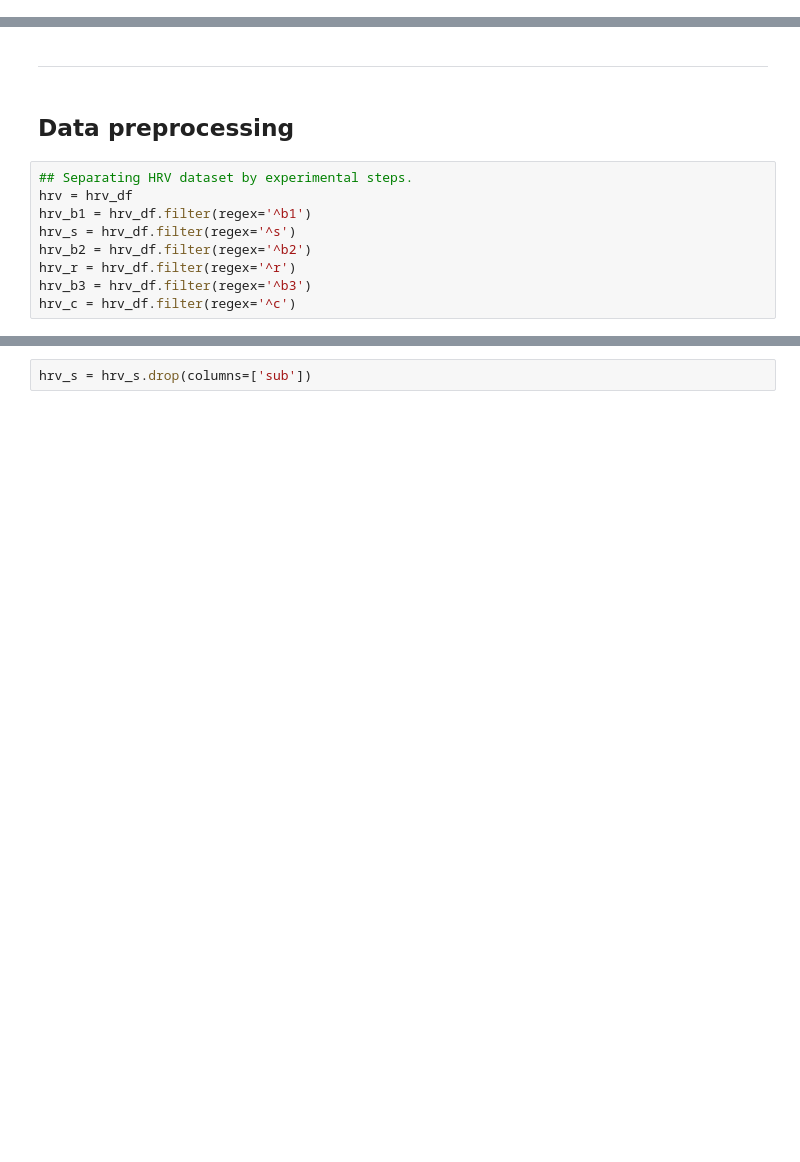
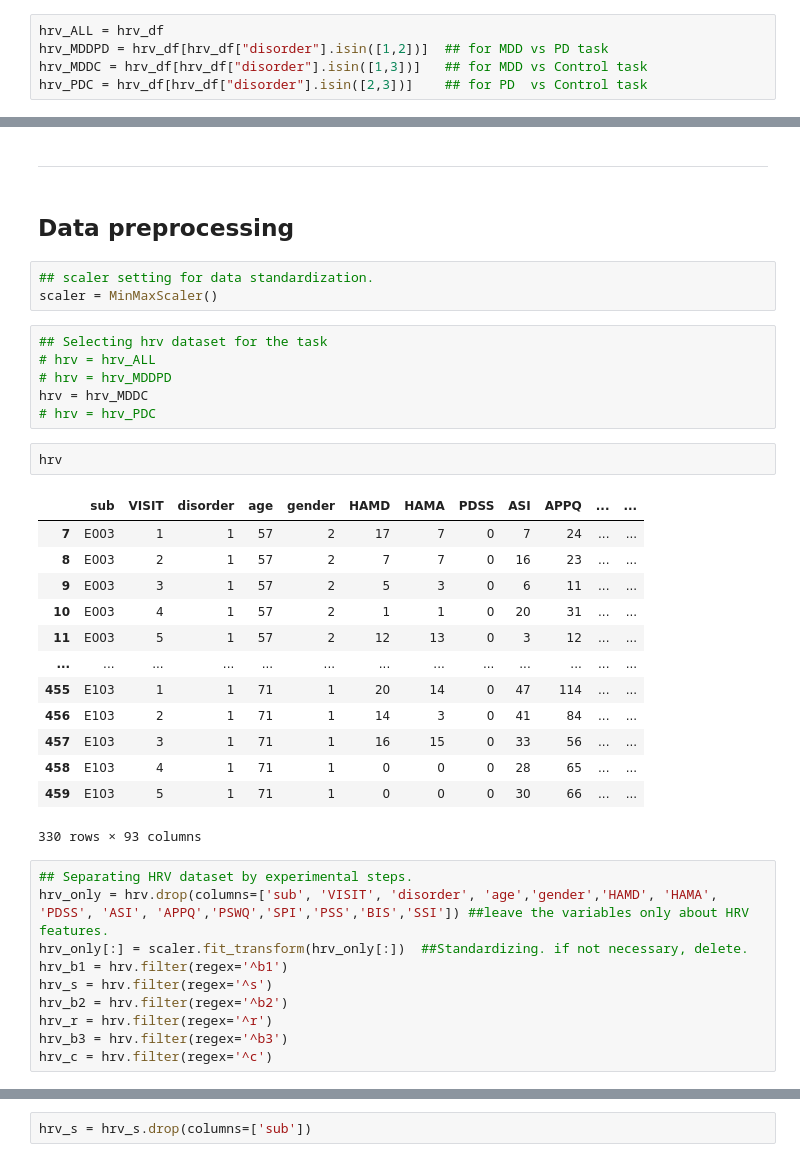
Before and after one commit to andrewyoo214/depression-pred, a Jupyter notebook: HRV_analysis.ipynb, the cells around one changed output, grey strips where cells are left out. Drawn from its saved outputs; the diff is of its cells as text; blank space fills up the shorter version.

```diff
--- a/HRV_analysis.ipynb
+++ b/HRV_analysis.ipynb
@@ -45,0 +118,5 @@ HRV measuring steps
+# %%
+hrv_ALL = hrv_df
+hrv_MDDPD = hrv_df[hrv_df["disorder"].isin([1,2])]  ## for MDD vs PD task
+hrv_MDDC = hrv_df[hrv_df["disorder"].isin([1,3])]   ## for MDD vs Control task
+hrv_PDC = hrv_df[hrv_df["disorder"].isin([2,3])]    ## for PD  vs Control task
@@ -47,12 +128,38 @@ HRV measuring steps
 - - -
 # %% [markdown]
 ## Data preprocessing
+# %%
+## scaler setting for data standardization.
+scaler = MinMaxScaler()
+# %%
+## Selecting hrv dataset for the task
+# hrv = hrv_ALL
+# hrv = hrv_MDDPD
+hrv = hrv_MDDC
+# hrv = hrv_PDC
+# %%
+hrv
+# %% [output]
+|  | sub | VISIT | disorder | age | gender | HAMD | HAMA | PDSS | ASI | APPQ | ... | ... |
+| 7 | E003 | 1 | 1 | 57 | 2 | 17 | 7 | 0 | 7 | 24 | ... | ... |
+| 8 | E003 | 2 | 1 | 57 | 2 | 7 | 7 | 0 | 16 | 23 | ... | ... |
+| 9 | E003 | 3 | 1 | 57 | 2 | 5 | 3 | 0 | 6 | 11 | ... | ... |
+| 10 | E003 | 4 | 1 | 57 | 2 | 1 | 1 | 0 | 20 | 31 | ... | ... |
+| 11 | E003 | 5 | 1 | 57 | 2 | 12 | 13 | 0 | 3 | 12 | ... | ... |
+| ... | ... | ... | ... | ... | ... | ... | ... | ... | ... | ... | ... | ... |
+| 455 | E103 | 1 | 1 | 71 | 1 | 20 | 14 | 0 | 47 | 114 | ... | ... |
+| 456 | E103 | 2 | 1 | 71 | 1 | 14 | 3 | 0 | 41 | 84 | ... | ... |
+| 457 | E103 | 3 | 1 | 71 | 1 | 16 | 15 | 0 | 33 | 56 | ... | ... |
+| 458 | E103 | 4 | 1 | 71 | 1 | 0 | 0 | 0 | 28 | 65 | ... | ... |
+| 459 | E103 | 5 | 1 | 71 | 1 | 0 | 0 | 0 | 30 | 66 | ... | ... |
+330 rows × 93 columns
 # %%
 ## Separating HRV dataset by experimental steps.
-hrv = hrv_df
-hrv_b1 = hrv_df.filter(regex='^b1')
-hrv_s = hrv_df.filter(regex='^s')
-hrv_b2 = hrv_df.filter(regex='^b2')
-hrv_r = hrv_df.filter(regex='^r')
-hrv_b3 = hrv_df.filter(regex='^b3')
-hrv_c = hrv_df.filter(regex='^c')
+hrv_only = hrv.drop(columns=['sub', 'VISIT', 'disorder', 'age','gender','HAMD', 'HAMA', 'PDSS', 'ASI', 'APPQ','PSWQ','SPI','PSS','BIS','SSI']) ##leave the variables only about HRV features.
+hrv_only[:] = scaler.fit_transform(hrv_only[:])  ##Standardizing. if not necessary, delete.
+hrv_b1 = hrv.filter(regex='^b1')
+hrv_s = hrv.filter(regex='^s')
+hrv_b2 = hrv.filter(regex='^b2')
+hrv_r = hrv.filter(regex='^r')
+hrv_b3 = hrv.filter(regex='^b3')
+hrv_c = hrv.filter(regex='^c')
```
Also changed, not shown: parts of 62 cells of this notebook.
